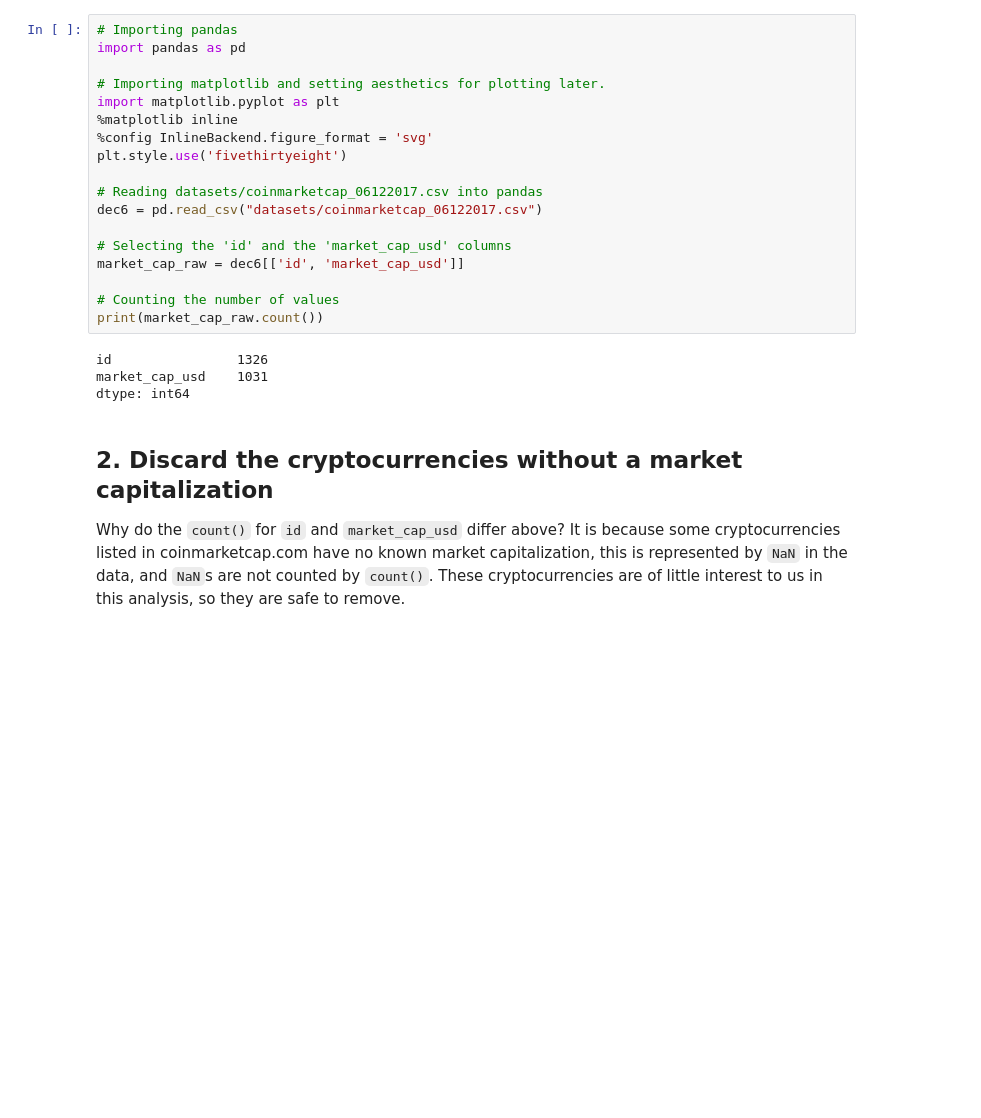
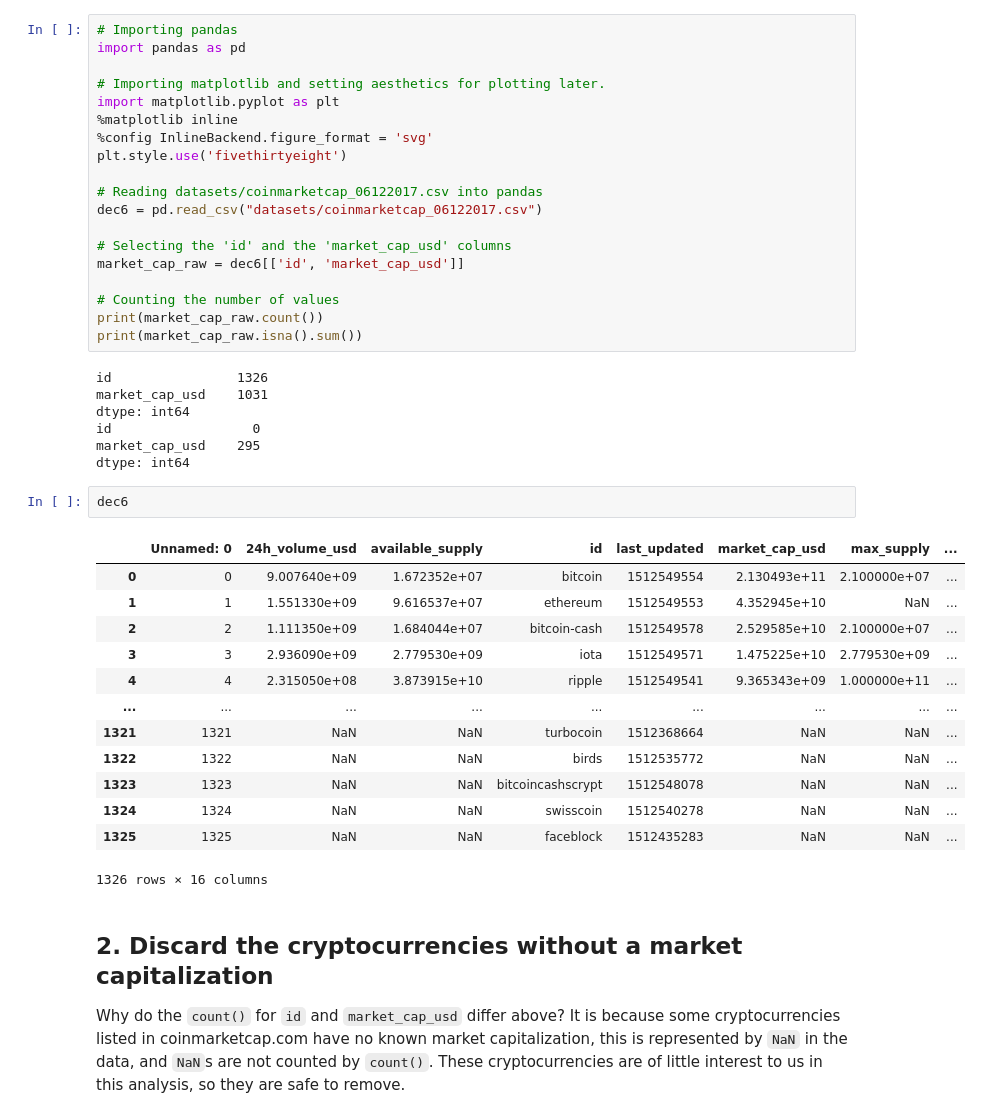
Before and after one commit to tiendat07/Exploring-the-Bitcoin-Cryptocurrency-Market, a Jupyter notebook: notebook.ipynb, the cells around one changed output. Cells and saved outputs as stored; diff of their text form; blank space fills up the shorter version.

```diff
--- a/notebook.ipynb
+++ b/notebook.ipynb
@@ -25,10 +25,30 @@ market_cap_raw = dec6[['id', 'market_cap_usd']]
 
 # Counting the number of values
 print(market_cap_raw.count())
+print(market_cap_raw.isna().sum())
 # %% [output]
 id                1326
 market_cap_usd    1031
 dtype: int64
+id                  0
+market_cap_usd    295
+dtype: int64
+# %%
+dec6
+# %% [output]
+|  | Unnamed: 0 | 24h_volume_usd | available_supply | id | last_updated | market_cap_usd | max_supply | ... |
+| 0 | 0 | 9.007640e+09 | 1.672352e+07 | bitcoin | 1512549554 | 2.130493e+11 | 2.100000e+07 | ... |
+| 1 | 1 | 1.551330e+09 | 9.616537e+07 | ethereum | 1512549553 | 4.352945e+10 | NaN | ... |
+| 2 | 2 | 1.111350e+09 | 1.684044e+07 | bitcoin-cash | 1512549578 | 2.529585e+10 | 2.100000e+07 | ... |
+| 3 | 3 | 2.936090e+09 | 2.779530e+09 | iota | 1512549571 | 1.475225e+10 | 2.779530e+09 | ... |
+| 4 | 4 | 2.315050e+08 | 3.873915e+10 | ripple | 1512549541 | 9.365343e+09 | 1.000000e+11 | ... |
+| ... | ... | ... | ... | ... | ... | ... | ... | ... |
+| 1321 | 1321 | NaN | NaN | turbocoin | 1512368664 | NaN | NaN | ... |
+| 1322 | 1322 | NaN | NaN | birds | 1512535772 | NaN | NaN | ... |
+| 1323 | 1323 | NaN | NaN | bitcoincashscrypt | 1512548078 | NaN | NaN | ... |
+| 1324 | 1324 | NaN | NaN | swisscoin | 1512540278 | NaN | NaN | ... |
+| 1325 | 1325 | NaN | NaN | faceblock | 1512435283 | NaN | NaN | ... |
+1326 rows × 16 columns
 # %% [markdown]
 ## 2. Discard the cryptocurrencies without a market capitalization
 <p>Why do the <code>count()</code> for <code>id</code> and <code>market_cap_usd</code> differ above? It is because some cryptocurrencies listed in coinmarketcap.com have no known market capitalization, this is represented by <code>NaN</code> in the data, and <code>NaN</code>s are not counted by <code>count()</code>. These cryptocurrencies are of little interest to us in this analysis, so they are safe to remove.</p>
```
Also changed, not shown: parts of 8 cells of this notebook.
